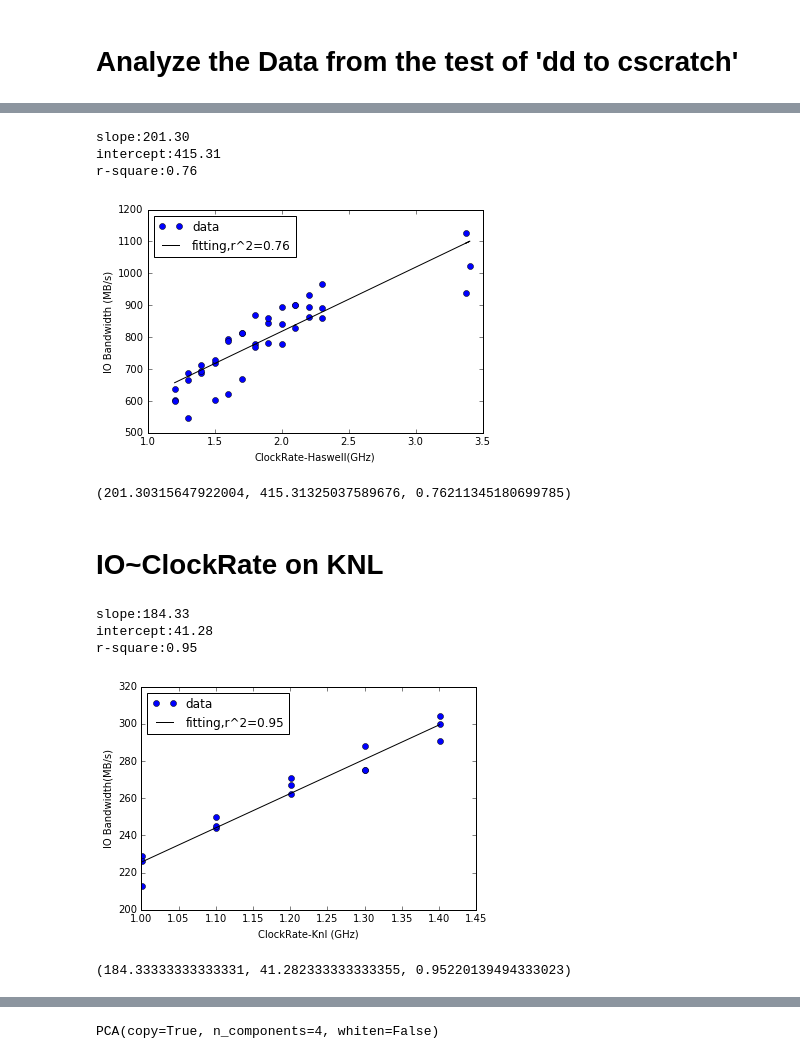
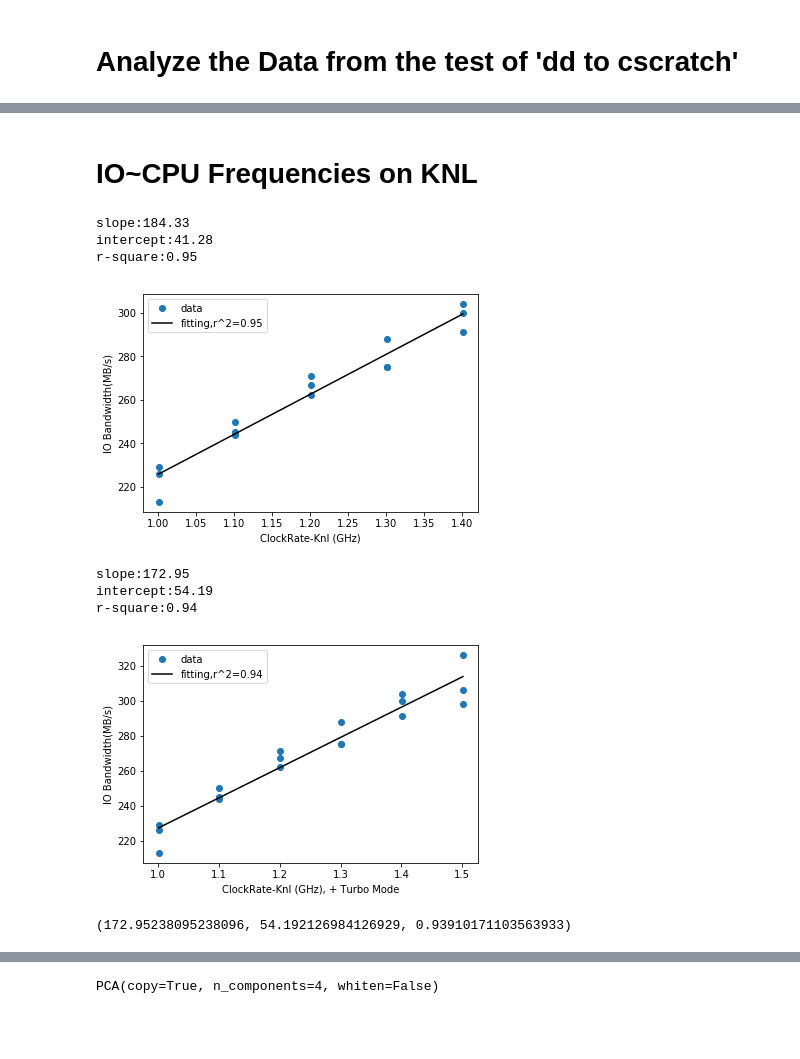
Before and after one commit to NERSC/heterogeneous-IO, a Jupyter notebook: cpu/plot/hio.ipynb, the cells around one changed output, grey strips where cells are left out. Saved outputs shown, nothing was run; the diff lists cells and outputs as text; code cells hidden in the pictures; blank space fills up the shorter version.

```diff
--- a/cpu/plot/hio.ipynb
+++ b/cpu/plot/hio.ipynb
@@ -182,18 +338,16 @@ r-square:0.79
+# %% [markdown]
+# IO~CPU Frequencies on KNL
 # %%
-plt_fit(df_has['ClockRate'],df_has['io'],'ClockRate-Haswell(GHz)','IO Bandwidth (MB/s)')
+plt_fit(df_knl['ClockRate'][3:],df_knl['io'][3:],'ClockRate-Knl (GHz)','IO Bandwidth(MB/s)')
+plt_fit(df_knl['ClockRate'],df_knl['io']
+        ,'ClockRate-Knl (GHz), + Turbo Mode','IO Bandwidth(MB/s)')
 # %% [output]
-slope:201.30
-intercept:415.31
-r-square:0.76
+slope:184.33
+intercept:41.28
+r-square:0.95
-[figure, old version]
+[figure, new version]
-(201.30315647922004, 415.31325037589676, 0.76211345180699785)
+slope:172.95
+intercept:54.19
+r-square:0.94
+[figure, added]
+(172.95238095238096, 54.192126984126929, 0.93910171103563933)
-# %% [markdown]
-# IO~ClockRate on KNL
-# %%
-plt_fit(df_knl['ClockRate'][3:],df_knl['io'][3:],'ClockRate-Knl (GHz)','IO Bandwidth(MB/s)')
-# %% [output]
-slope:184.33
-intercept:41.28
-r-square:0.95
-[figure, removed]
-(184.33333333333331, 41.282333333333355, 0.95220139494333023)
```
Also changed, not shown: parts of 70 cells of this notebook, 5 other files.
